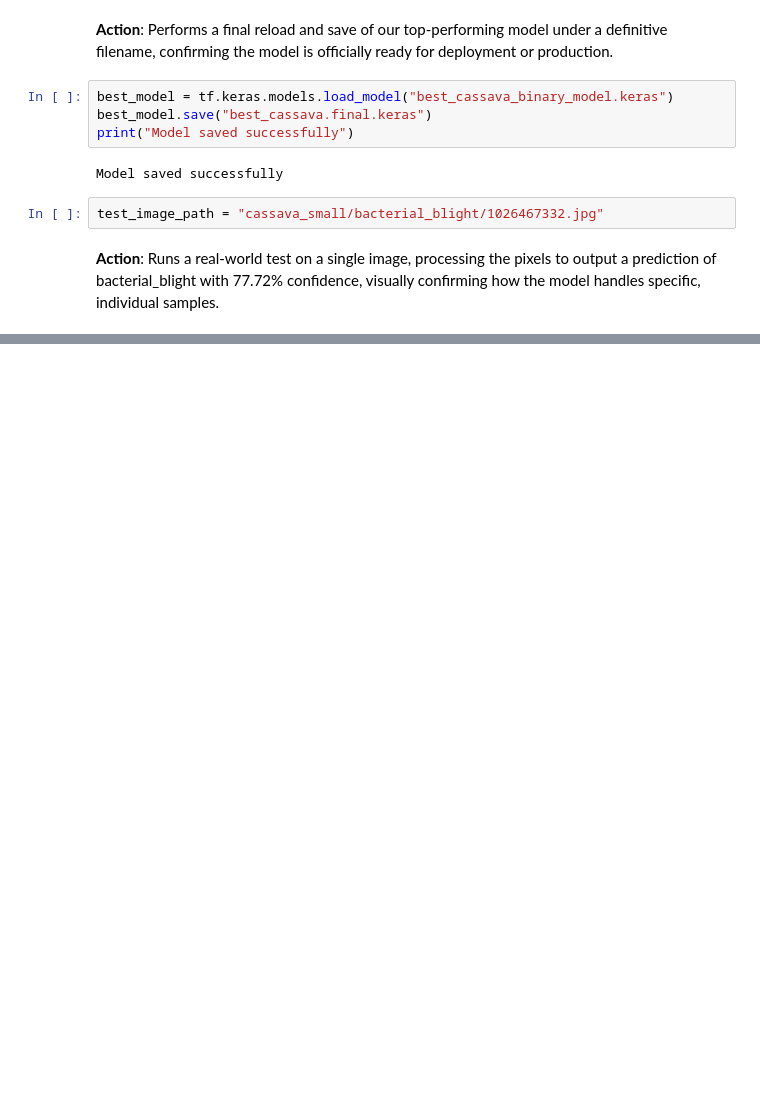
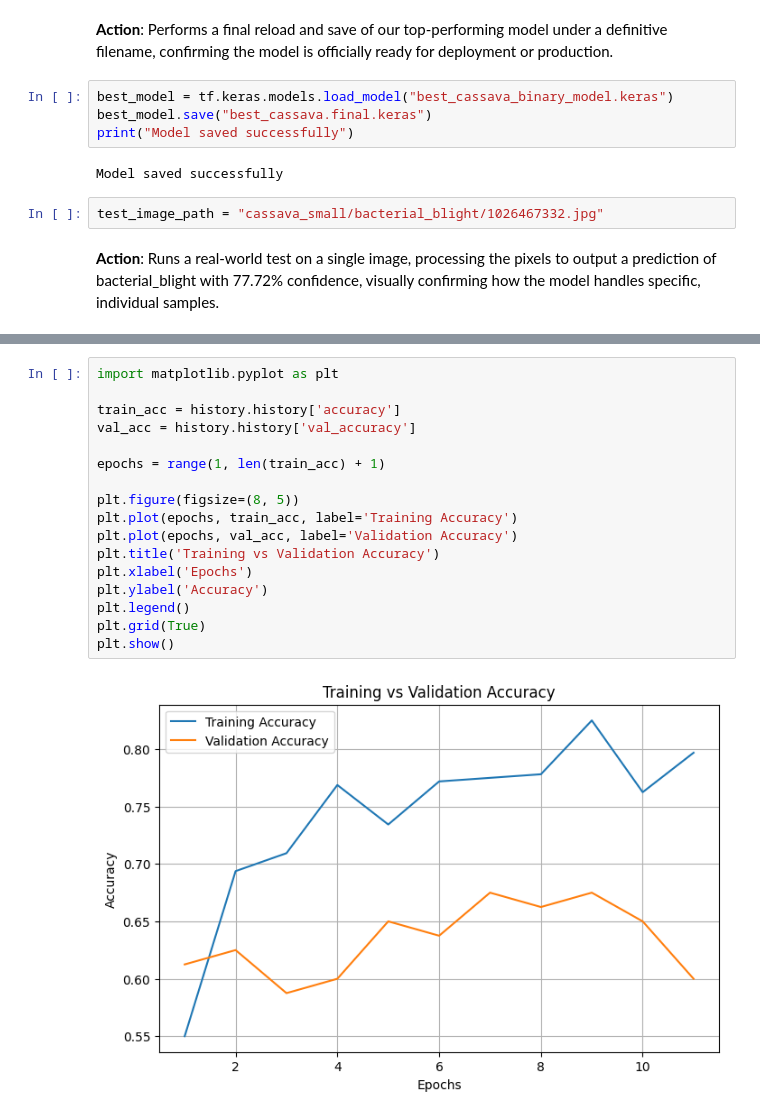
Before and after one commit to Glorycodess/MLOP-Summative, a Jupyter notebook: notebook/GloryPaul_MLOP_Summative.ipynb, the cells around one changed output, grey strips where cells are left out. Saved outputs shown, nothing was run; the diff lists cells and outputs as text; blank space fills up the shorter version.

```diff
--- a/notebook/GloryPaul_MLOP_Summative.ipynb
+++ b/notebook/GloryPaul_MLOP_Summative.ipynb
@@ -388,0 +406,19 @@ Confidence: 0.7771877
+# %%
+import matplotlib.pyplot as plt
+
+train_acc = history.history['accuracy']
+val_acc = history.history['val_accuracy']
+
+epochs = range(1, len(train_acc) + 1)
+
+plt.figure(figsize=(8, 5))
+plt.plot(epochs, train_acc, label='Training Accuracy')
+plt.plot(epochs, val_acc, label='Validation Accuracy')
+plt.title('Training vs Validation Accuracy')
+plt.xlabel('Epochs')
+plt.ylabel('Accuracy')
+plt.legend()
+plt.grid(True)
+plt.show()
+# %% [output]
+[figure, added]
```
Also changed, not shown: parts of 12 cells of this notebook, 1 other file.
